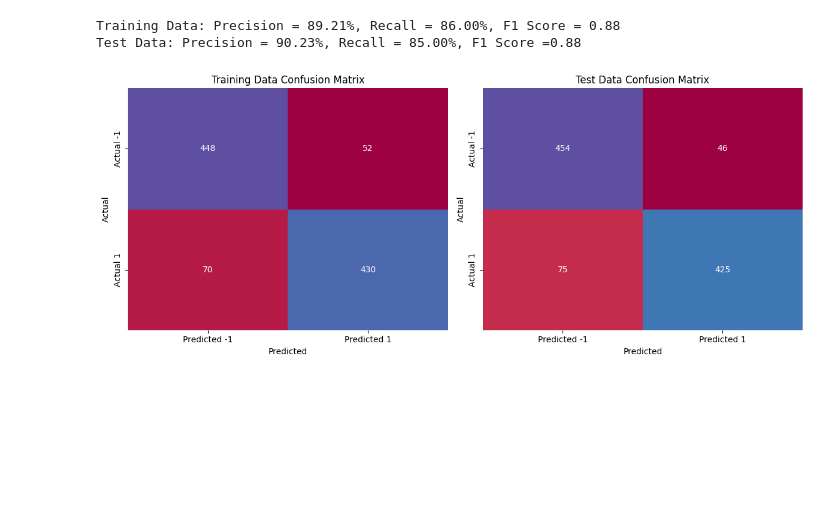
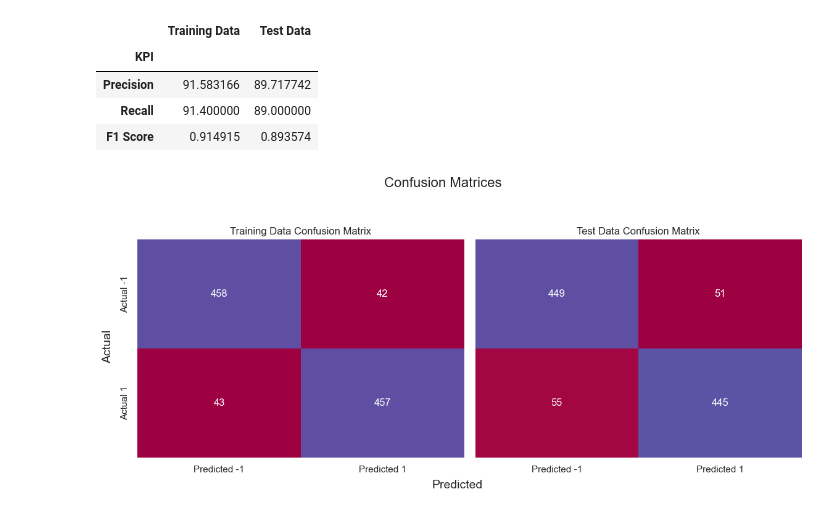
Before and after one commit to asvcodes/NeuranetBC, a Jupyter notebook: trial.ipynb, the cells around one changed output. Cells and saved outputs as stored; diff of their text form; code cells hidden in the pictures; blank space fills up the shorter version.

Commit message:
Viz Train

```diff
--- a/trial.ipynb
+++ b/trial.ipynb
@@ -78,7 +78,6 @@ plt.scatter(X[:, 0], X[:, 1], c=y, s=20, cmap='jet')
 # %%
 # Initialize a model
-model = MLP(2, [18, 18, 1])  # 2-layer neural network
-print(model)
+model = MLP(2, [16,16, 1])  # 2-layer mlp
 print("Number of parameters:", len(model.parameters()))
 # %% [output]
 MLP of [Layer of [ReLUNeuron(2), ReLUNeuron(2), ReLUNeuron(2), ReLUNeuron(2), ReLUNeuron(2), ReLUNeuron(2), ReLUNeuron(2), ReLUNeuron(2), ReLUNeuron(2), ReLUNeuron(2), ReLUNeuron(2), ReLUNeuron(2), Re ...
@@ -186,41 +198,59 @@ y_pred_test = [1 if model([Value(xi[0]), Value(xi[1])]).data > 0 else -1 for xi
+# %%
+def plot_metrics(y_train, y_pred_train, y_test, y_pred_test):
+    # Calculate metrics for training data
+    precision_train = precision_score(y_train, y_pred_train) * 100
+    recall_train = recall_score(y_train, y_pred_train) * 100
+    f1_train = f1_score(y_train, y_pred_train)
+
+    # Calculate metrics for test data
+    precision_test = precision_score(y_test, y_pred_test) * 100
+    recall_test = recall_score(y_test, y_pred_test) * 100
+    f1_test = f1_score(y_test, y_pred_test)
+
+    # Create a DataFrame to store the metrics
+    metrics = {
+        'KPI': ['Precision', 'Recall', 'F1 Score'],
+        'Training Data': [precision_train, recall_train, f1_train],
+        'Test Data': [precision_test, recall_test, f1_test]
+    }
+
+    metrics_df = pd.DataFrame(metrics).set_index('KPI')
+
+    return metrics_df
+
+metrics_df = plot_metrics(y, y_pred_train, ytest, y_pred_test)
+metrics_df
+# %% [output]
+|  | Training Data | Test Data |
+| KPI |  |  |
+| Precision | 91.583166 | 89.717742 |
+| Recall | 91.400000 | 89.000000 |
+| F1 Score | 0.914915 | 0.893574 |
 # %%
-def plot_matrix(y_true, y_pred, title, ax):
+def plot_matrix(y_true, y_pred, title, ax, fontsize=12):
     # Calculate the confusion matrix
     conf_matrix = confusion_matrix(y_true, y_pred)
 
     # Plot the confusion matrix
     sns.heatmap(conf_matrix, annot=True, fmt='d', cmap='Spectral', cbar=False,
-                xticklabels=['Predicted -1', 'Predicted 1'], yticklabels=['Actual -1', 'Actual 1'], ax=ax)
-    ax.set_xlabel('Predicted')
-    ax.set_ylabel('Actual')
-    ax.set_title(f'{title} Confusion Matrix')
+                xticklabels=['Predicted -1', 'Predicted 1'], yticklabels=['Actual -1', 'Actual 1'],
+                ax=ax, annot_kws={"size": fontsize})
+    ax.set_title(f'{title} Confusion Matrix', fontsize=fontsize)
 
-def plot_metrics(y_train, y_pred_train, y_test, y_pred_test):
-    # Calculate metrics for training data
-    precision_train = precision_score(y_train, y_pred_train)*100
-    recall_train = recall_score(y_train, y_pred_train)*100
-    f1_train = f1_score(y_train, y_pred_train)
+# Plot confusion matrices side by side
+fig, axs = plt.subplots(1, 2, figsize=(12, 5), sharex=True, sharey=True)
 
-    # Calculate metrics for test data
-    precision_test = precision_score(y_test, y_pred_test)*100
-    recall_test = recall_score(y_test, y_pred_test)*100
-    f1_test = f1_score(y_test, y_pred_test)
+plot_matrix(y, y_pred_train, "Training Data", axs[0])
+plot_matrix(ytest, y_pred_test, "Test Data", axs[1])
 
-    # Print metrics
-    print(f'Training Data: Precision = {precision_train:.2f}%, Recall = {recall_train:.2f}%, F1 Score = {f1_train:.2f}')
-    print(f'Test Data: Precision = {precision_test:.2f}%, Recall = {recall_test:.2f}%, F1 Score ={f1_test:.2f}')
+# Set shared axis labels
+fig.text(0.52, 0.04, 'Predicted', ha='center', fontsize=14)
+fig.text(0.04, 0.5, 'Actual', va='center', rotation='vertical', fontsize=14)
 
-    # Plot confusion matrices side by side
-    fig, axs = plt.subplots(1, 2, figsize=(12, 5))
+# Set the overall title for the plot
+fig.suptitle('Confusion Matrices', fontsize=16, y=1.05)
 
-    plot_matrix(y_train, y_pred_train, "Training Data", axs[0])
-    plot_matrix(y_test, y_pred_test, "Test Data", axs[1])
-
-    plt.tight_layout()
-    plt.show()
-
-plot_metrics(y, y_pred_train, ytest, y_pred_test)
+plt.tight_layout(rect=[0.05, 0.05, 1, 1])
+plt.show()
 # %% [output]
-Training Data: Precision = 89.21%, Recall = 86.00%, F1 Score = 0.88
-Test Data: Precision = 90.23%, Recall = 85.00%, F1 Score =0.88
-[figure, old version]
+[figure, new version]
```
Also changed, not shown: parts of 14 cells of this notebook.
